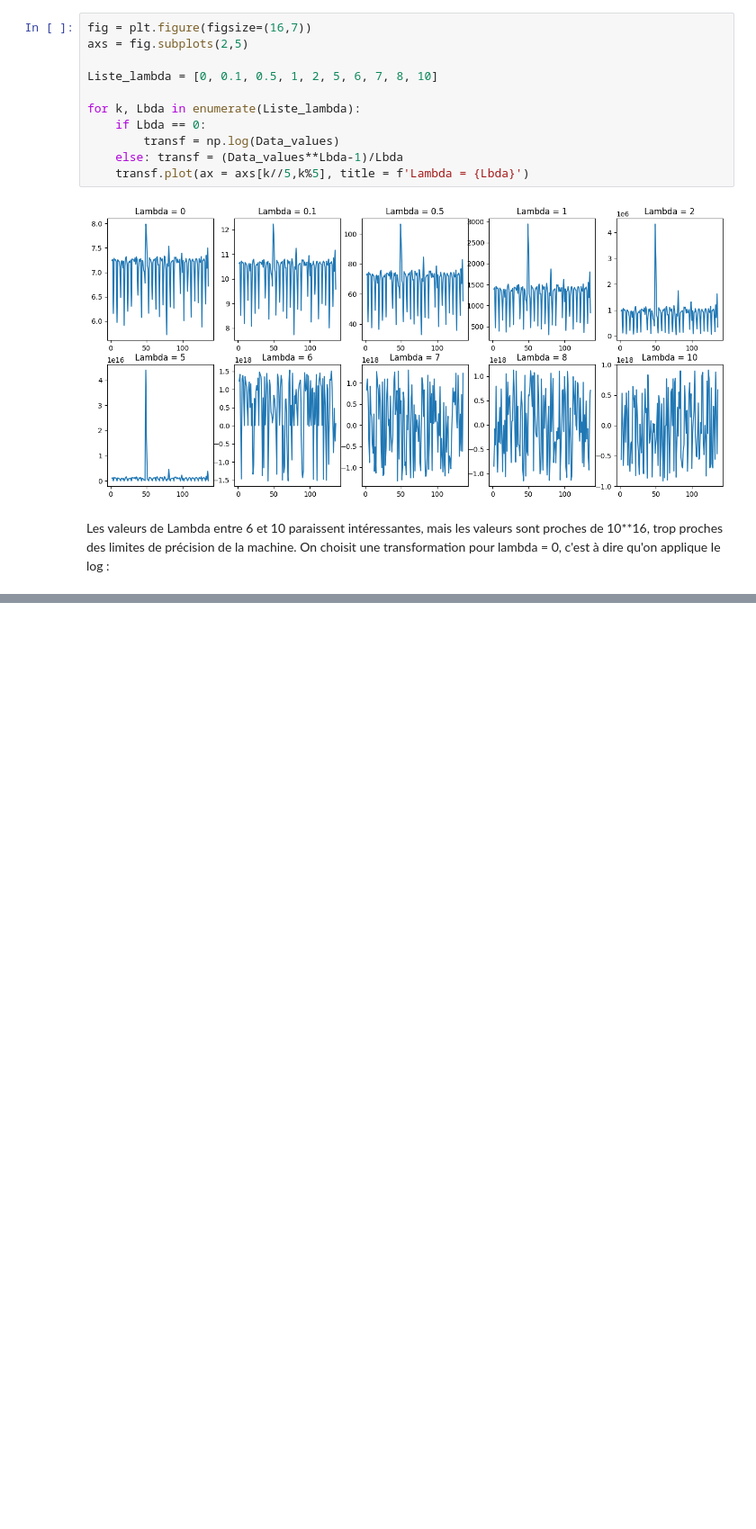
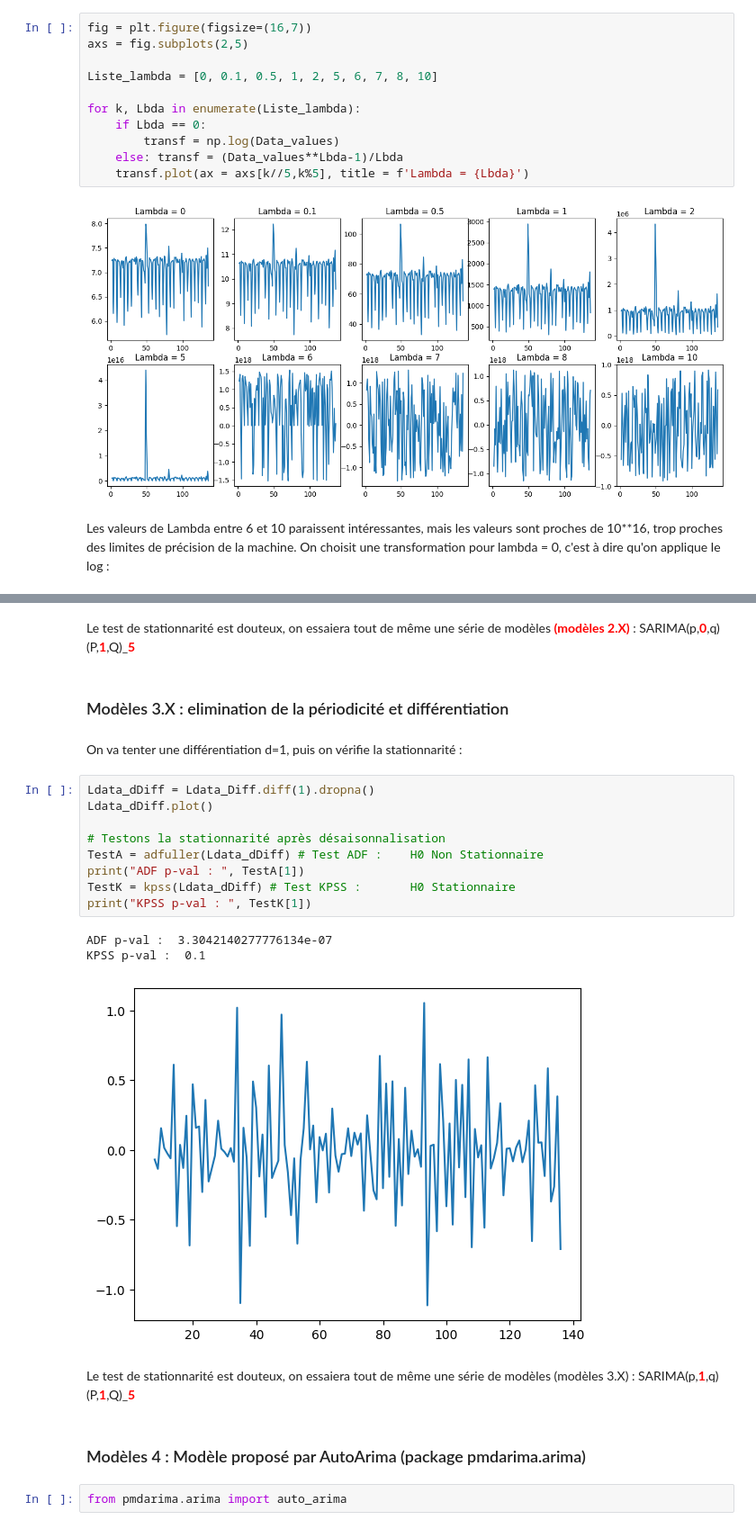
Before and after one commit to kjousselin/M2_serie_chrono, a Jupyter notebook: traitement.ipynb, the cells around one changed output, grey strips where cells are left out. Shown at 90% size. Saved outputs shown, nothing was run; the diff lists cells and outputs as text; blank space fills up the shorter version.

```diff
--- a/traitement.ipynb
+++ b/traitement.ipynb
@@ -116,0 +150,25 @@ Ldata_values = np.log(Data_values)
+# %% [markdown]
+Le test de stationnarité est douteux, on essaiera tout de même une série de modèles <span style='color:red'><b>(modèles 2.X)</b></span> : SARIMA(p,<span style='color:red'><b>0</b></span>,q)(P,<span style='color:red'><b>1</b></span>,Q)_<span style='color:red'><b>5</b></span>
+# %% [markdown]
+### Modèles 3.X : elimination de la périodicité et différentiation
+# %% [markdown]
+On va tenter une différentiation d=1, puis on vérifie la stationnarité :
+# %%
+Ldata_dDiff = Ldata_Diff.diff(1).dropna()
+Ldata_dDiff.plot()
+
+# Testons la stationnarité après désaisonnalisation
+TestA = adfuller(Ldata_dDiff) # Test ADF :    H0 Non Stationnaire
+print("ADF p-val : ", TestA[1])
+TestK = kpss(Ldata_dDiff) # Test KPSS :       H0 Stationnaire
+print("KPSS p-val : ", TestK[1])
+# %% [output]
+ADF p-val :  3.3042140277776134e-07
+KPSS p-val :  0.1
+[figure, added]
+# %% [markdown]
+Le test de stationnarité est douteux, on essaiera tout de même une série de modèles (modèles 3.X) : SARIMA(p,<span style='color:red'><b>1</b></span>,q)(P,<span style='color:red'><b>1</b></span>,Q)_<span style='color:red'><b>5</b></span>
+# %% [markdown]
+### Modèles 4 : Modèle proposé par AutoArima (package pmdarima.arima)
+# %%
+from pmdarima.arima import auto_arima
```
Also changed, not shown: parts of 11 cells of this notebook, 2 other files.
